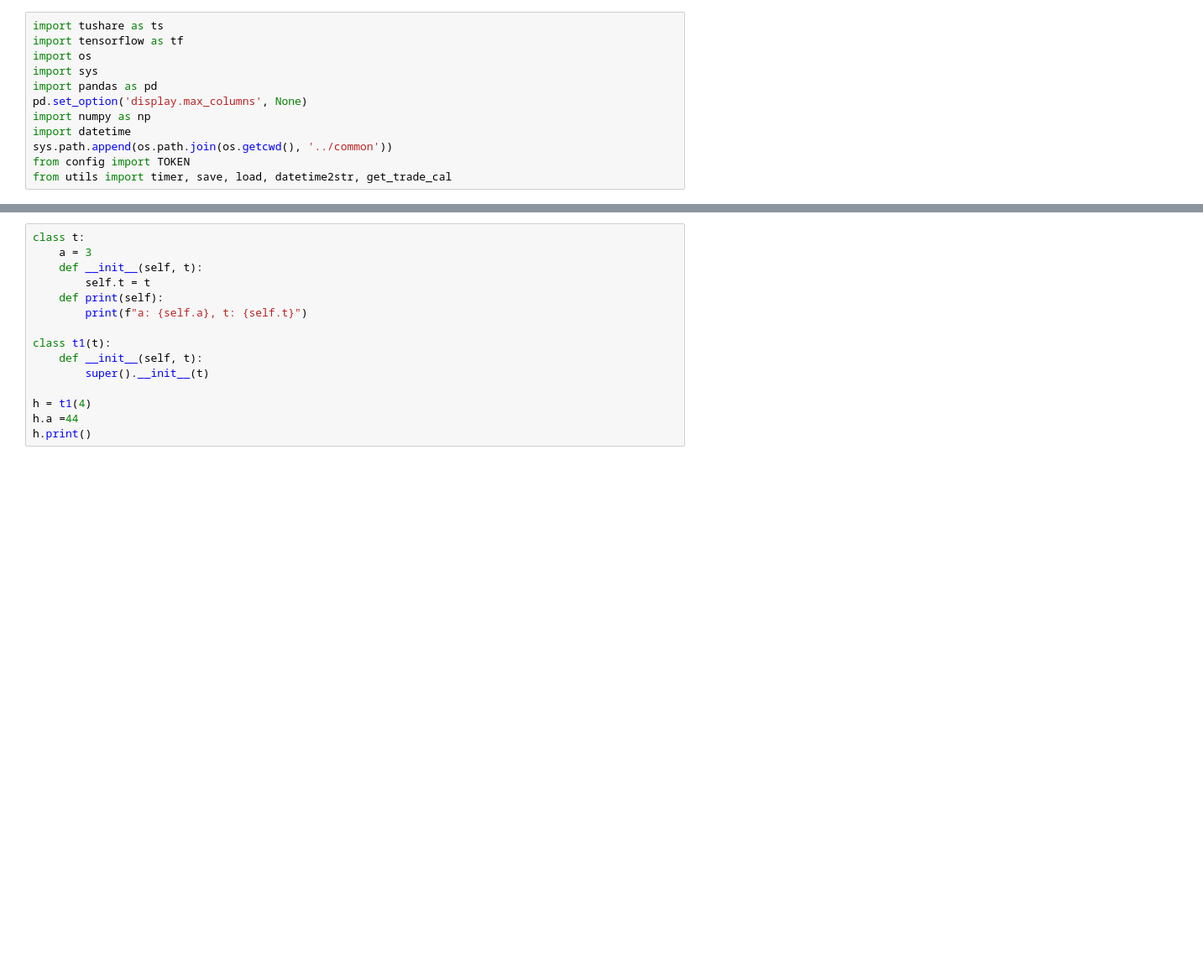
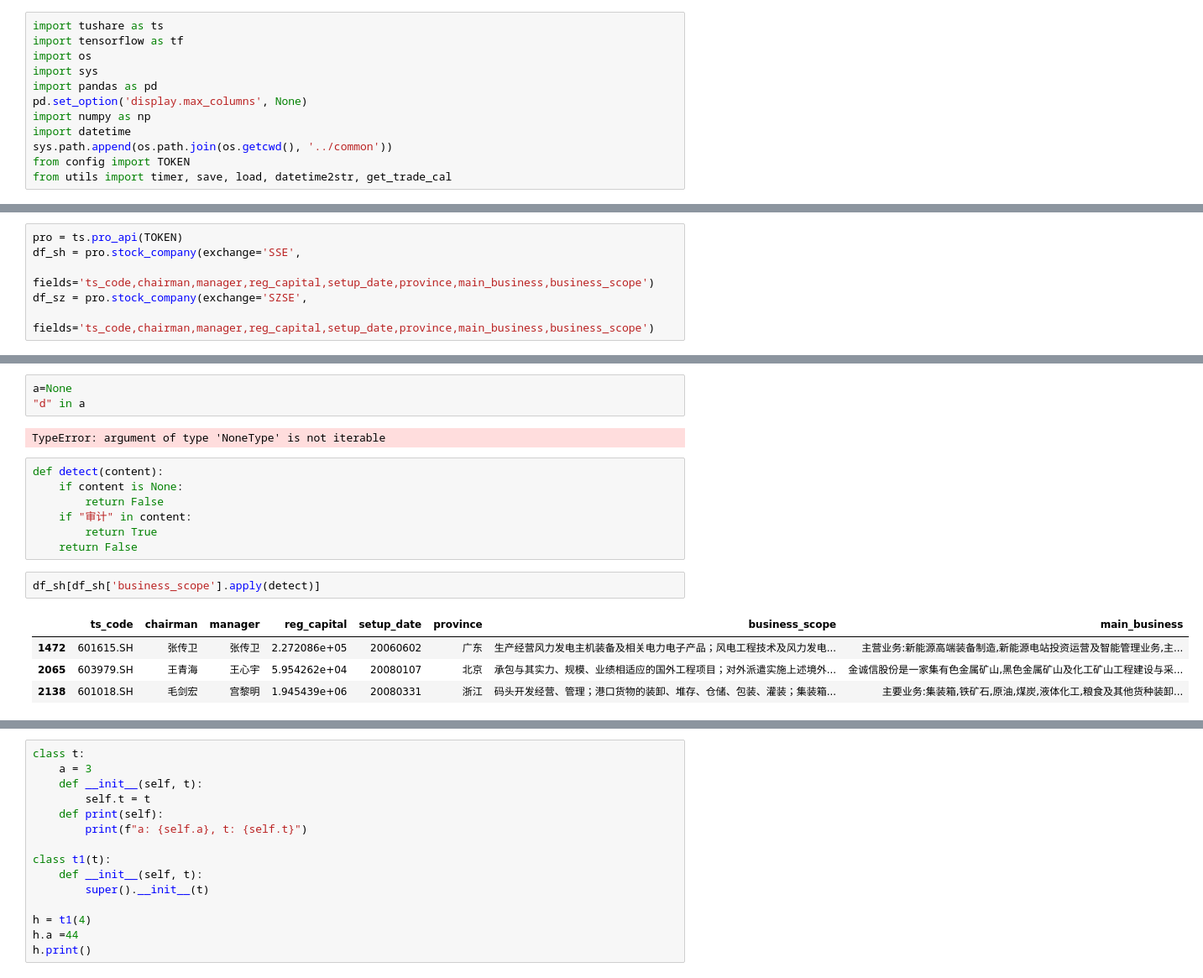
Before and after one commit to zhuangqingbin/StockProject, a Jupyter notebook: Debug/debug.ipynb, the cells around one changed output, grey strips where cells are left out. Shown: that part at 84% size. Drawn from its saved outputs; the diff is of its cells as text; blank space fills up the shorter version.

```diff
--- a/Debug/debug.ipynb
+++ b/Debug/debug.ipynb
@@ -16,0 +22,6 @@ tensorflow: 2.11.0, tushare: 1.2.86
+# %%
+pro = ts.pro_api(TOKEN)
+df_sh = pro.stock_company(exchange='SSE',
+    fields='ts_code,chairman,manager,reg_capital,setup_date,province,main_business,business_scope')
+df_sz = pro.stock_company(exchange='SZSE',
+    fields='ts_code,chairman,manager,reg_capital,setup_date,province,main_business,business_scope')
@@ -16,0 +56,19 @@ tensorflow: 2.11.0, tushare: 1.2.86
+# %%
+a=None
+"d" in a
+# %% [output]
+TypeError: argument of type 'NoneType' is not iterable
+# %%
+def detect(content):
+    if content is None:
+        return False
+    if "审计" in content:
+        return True
+    return False
+# %%
+df_sh[df_sh['business_scope'].apply(detect)]
+# %% [output]
+|  | ts_code | chairman | manager | reg_capital | setup_date | province | business_scope | main_business |
+| 1472 | 601615.SH | 张传卫 | 张传卫 | 2.272086e+05 | 20060602 | 广东 | 生产经营风力发电主机装备及相关电力电子产品；风电工程技术及风力发电... | 主营业务:新能源高端装备制造,新能源电站投资运营及智能管理业务,主... |
+| 2065 | 603979.SH | 王青海 | 王心宇 | 5.954262e+04 | 20080107 | 北京 | 承包与其实力、规模、业绩相适应的国外工程项目；对外派遣实施上述境外... | 金诚信股份是一家集有色金属矿山,黑色金属矿山及化工矿山工程建设与采... |
+| 2138 | 601018.SH | 毛剑宏 | 宫黎明 | 1.945439e+06 | 20080331 | 浙江 | 码头开发经营、管理；港口货物的装卸、堆存、仓储、包装、灌装；集装箱... | 主要业务:集装箱,铁矿石,原油,煤炭,液体化工,粮食及其他货种装卸... |
```
Also changed, not shown: parts of 17 cells of this notebook, 1 other file.
